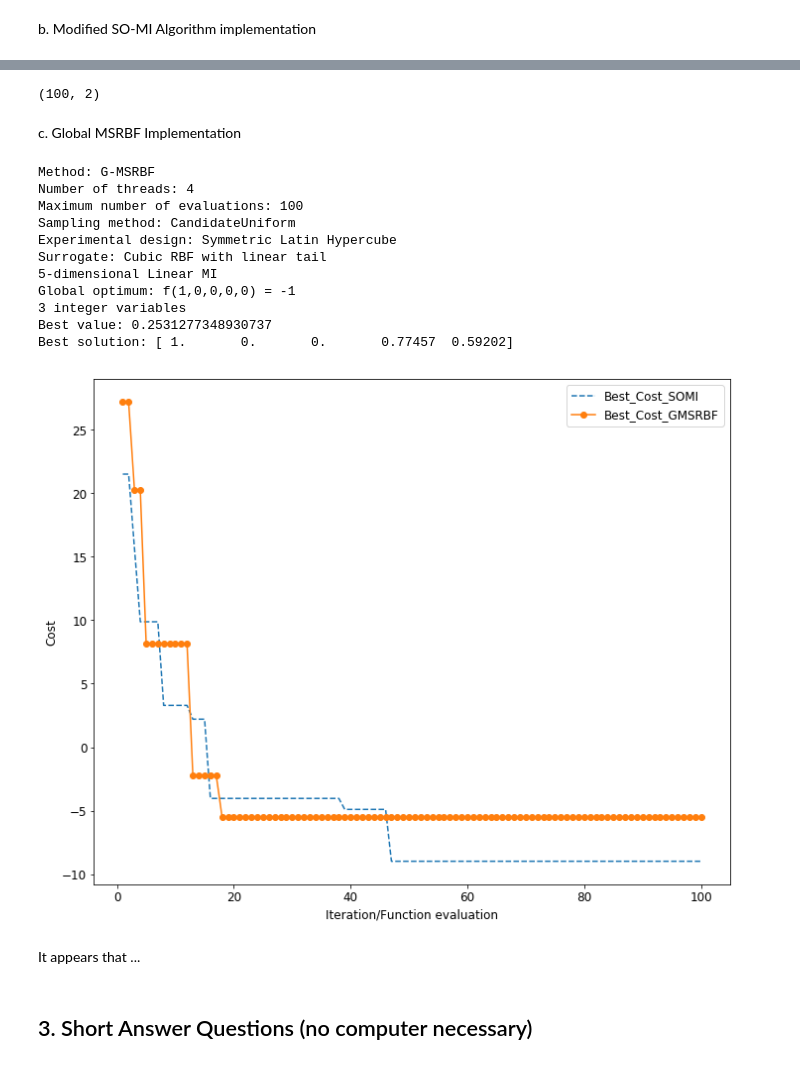
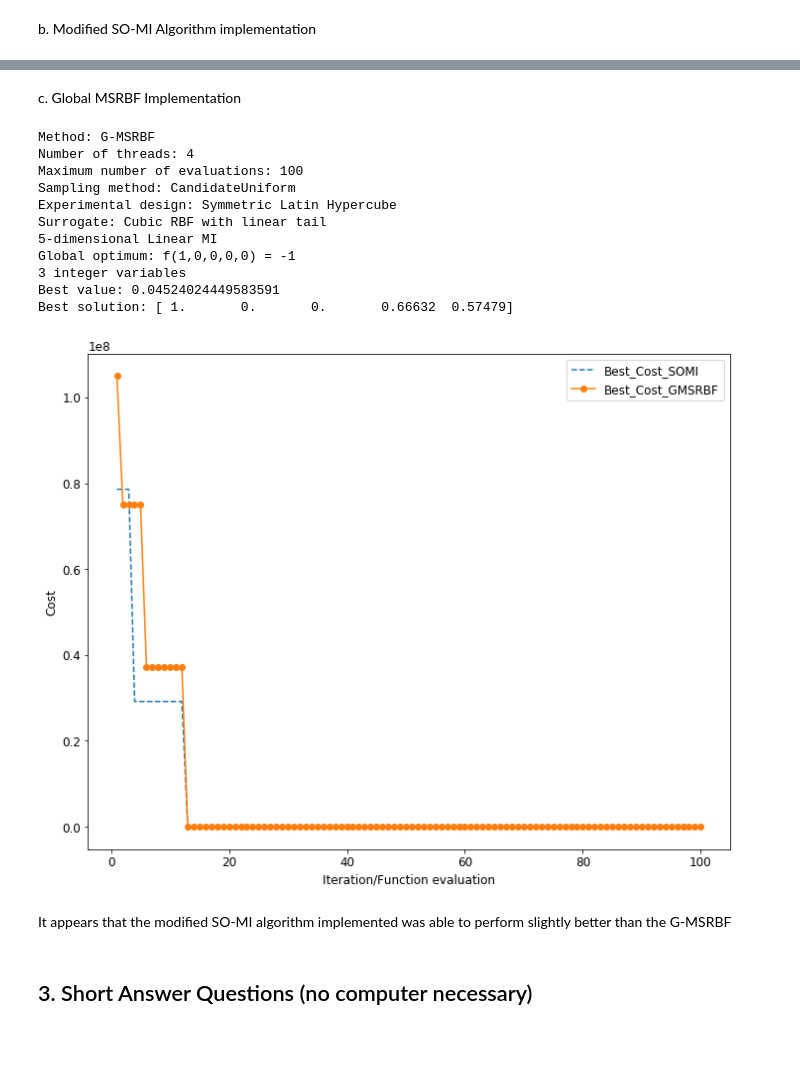
Before and after one commit to aloisiusStephen/IE6511_HW, a Jupyter notebook: HW8/Homework 8.ipynb, the cells around one changed output, grey strips where cells are left out. Cells and saved outputs as stored; diff of their text form; code cells hidden in the pictures.

Commit message:
Hw8  (LEFT WITH QN4 on DYCORS) Qn2 fixed graph

```diff
--- a/HW8/Homework 8.ipynb
+++ b/HW8/Homework 8.ipynb
@@ -325,7 +325,7 @@ def feasible_merit(record):
     return record.value + controller.strategy.penalty_fun(xx)[0, 0]
 
 result = controller.run(merit=feasible_merit)
-fvals = np.array([o.value for o in controller.fevals])
+fvals = np.array([feasible_merit(o) for o in controller.fevals])
 best, xbest = result.value, result.params[0]
 
 Iter = np.arange(1,maxeval+1)
@@ -334,7 +334,7 @@ Trial_best_SOMI = np.column_stack((Iter,np.minimum.accumulate(fvals)))
 # Run the rest of the trials
 for i  in range(1,trial):
     result = controller.run(merit=feasible_merit)
-    fvals = np.array([o.value for o in controller.fevals])
+    fvals = np.array([feasible_merit(o) for o in controller.fevals])
     Trial_best_SOMI = np.concatenate((Trial_best_SOMI,
                                         np.column_stack((Iter,np.minimum.accumulate(fvals)))),
                                         axis=0)
@@ -370,10 +370,3 @@ Best solution: [ 1.       0.       0.       0.02048  0.01989]
-# %%
-#testing out...
-result = controller.run(merit=feasible_merit)
-fvals = np.array([(o.value,o.feasible) for o in controller.fevals])
-feasiblefvals = np.prod(fvals,axis=1)
-# %% [output]
-(100, 2)
 # %% [markdown]
 c. Global MSRBF Implementation
 # %%
@@ -426,7 +419,7 @@ def feasible_merit(record):
     return record.value + controller.strategy.penalty_fun(xx)[0, 0]
 
 result = controller.run(merit=feasible_merit)
-fvals = np.array([o.value for o in controller.fevals])
+fvals = np.array([feasible_merit(o) for o in controller.fevals])
 best, xbest = result.value, result.params[0]
 
 Iter = np.arange(1,maxeval+1)
@@ -435,43 +428,43 @@ Trial_best_GMSRBF = np.column_stack((Iter,np.minimum.accumulate(fvals)))
 # Run the rest of the trials
 for i  in range(1,trial):
     result = controller.run(merit=feasible_merit)
-    fvals = np.array([o.value for o in controller.fevals])
+    fvals = np.array([feasible_merit(o) for o in controller.fevals])
     Trial_best_GMSRBF = np.concatenate((Trial_best_GMSRBF,
                                         np.column_stack((Iter,np.minimum.accumulate(fvals)))),
                                        axis=0)
     if result.value < best:
         best, xbest = result.value, result.params[0]
 
 print('Best value: {0}'.format(best))
 print('Best solution: {0}'.format(
         np.array_str(xbest, max_line_width=np.inf,
         precision=5, suppress_small=True)))
 
 Trial_best_GMSRBF_df = pd.DataFrame(Trial_best_GMSRBF, columns = ['Iteration','Cost'])
 
 # Average of Best_Cost plot
 plt.figure(figsize=[10,8])
 plt.plot(Trial_best_SOMI_df.groupby('Iteration').mean().Cost, '--')
 plt.plot(Trial_best_GMSRBF_df.groupby('Iteration').mean().Cost, '-o')
 plt.xlabel('Iteration/Function evaluation')
 plt.ylabel('Cost')
 plt.legend(['Best_Cost_SOMI', 'Best_Cost_GMSRBF'])
 plt.tight_layout()
 # %% [output]
 Method: G-MSRBF
 Number of threads: 4
 Maximum number of evaluations: 100
 Sampling method: CandidateUniform
 Experimental design: Symmetric Latin Hypercube
 Surrogate: Cubic RBF with linear tail
 5-dimensional Linear MI
 Global optimum: f(1,0,0,0,0) = -1
 3 integer variables
-Best value: 0.2531277348930737
-Best solution: [ 1.       0.       0.       0.77457  0.59202]
+Best value: 0.04524024449583591
+Best solution: [ 1.       0.       0.       0.66632  0.57479]
-[figure, old version]
+[figure, new version]
-# %% [markdown]
-It appears that ...
+# %% [markdown]
+It appears that the modified SO-MI algorithm implemented was able to perform slightly better than the G-MSRBF
 # %% [markdown]
 ## 3.	Short Answer Questions (no computer necessary)
 # %% [markdown]
```
Also changed, not shown: parts of 3 cells of this notebook.
